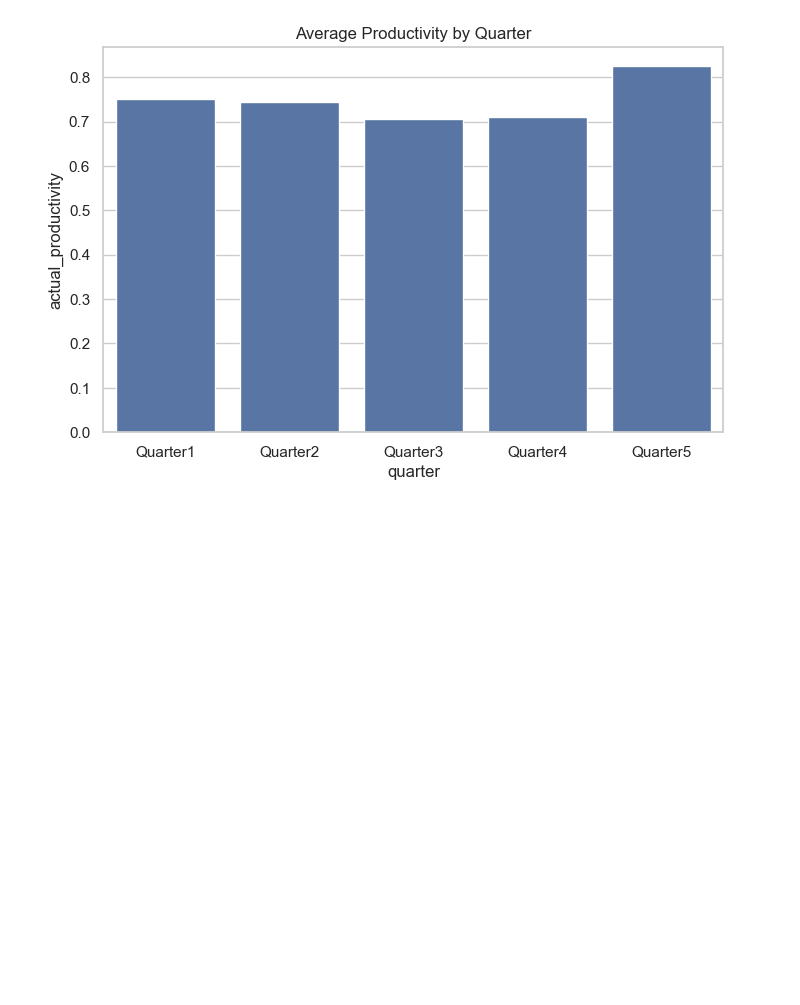
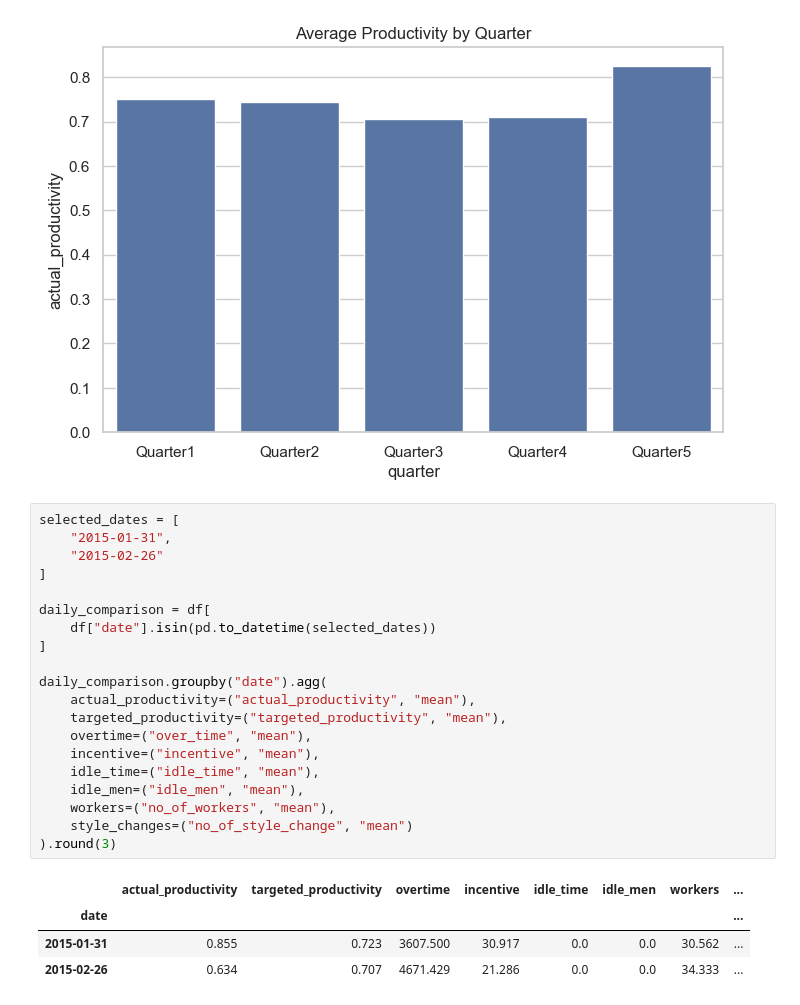
Before and after one commit to sanda620/garment-productivity-prediction, a Jupyter notebook: notebooks/01_garment_productivity_eda.ipynb, the cells around one changed output. Cells and saved outputs as stored; diff of their text form; blank space fills up the shorter version.

Commit message:
eda: analyse daily weekday and quarter productivity trends

```diff
--- a/notebooks/01_garment_productivity_eda.ipynb
+++ b/notebooks/01_garment_productivity_eda.ipynb
@@ -341,3 +341,28 @@ plt.title("Average Productivity by Quarter")
 plt.show()
 # %% [output]
 [figure]
+# %%
+selected_dates = [
+    "2015-01-31",
+    "2015-02-26"
+]
+
+daily_comparison = df[
+    df["date"].isin(pd.to_datetime(selected_dates))
+]
+
+daily_comparison.groupby("date").agg(
+    actual_productivity=("actual_productivity", "mean"),
+    targeted_productivity=("targeted_productivity", "mean"),
+    overtime=("over_time", "mean"),
+    incentive=("incentive", "mean"),
+    idle_time=("idle_time", "mean"),
+    idle_men=("idle_men", "mean"),
+    workers=("no_of_workers", "mean"),
+    style_changes=("no_of_style_change", "mean")
+).round(3)
+# %% [output]
+|  | actual_productivity | targeted_productivity | overtime | incentive | idle_time | idle_men | workers | ... |
+| date |  |  |  |  |  |  |  | ... |
+| 2015-01-31 | 0.855 | 0.723 | 3607.500 | 30.917 | 0.0 | 0.0 | 30.562 | ... |
+| 2015-02-26 | 0.634 | 0.707 | 4671.429 | 21.286 | 0.0 | 0.0 | 34.333 | ... |
```
Also changed, not shown: parts of 4 cells of this notebook.
